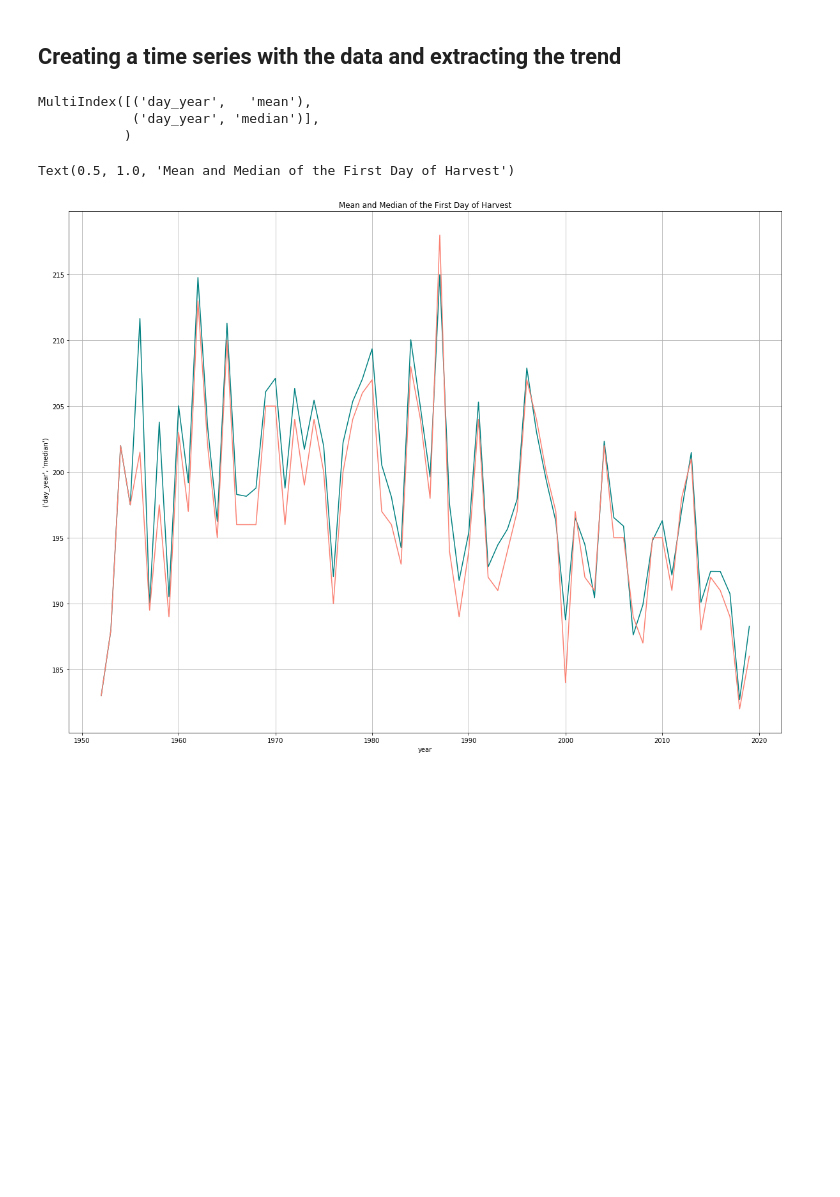
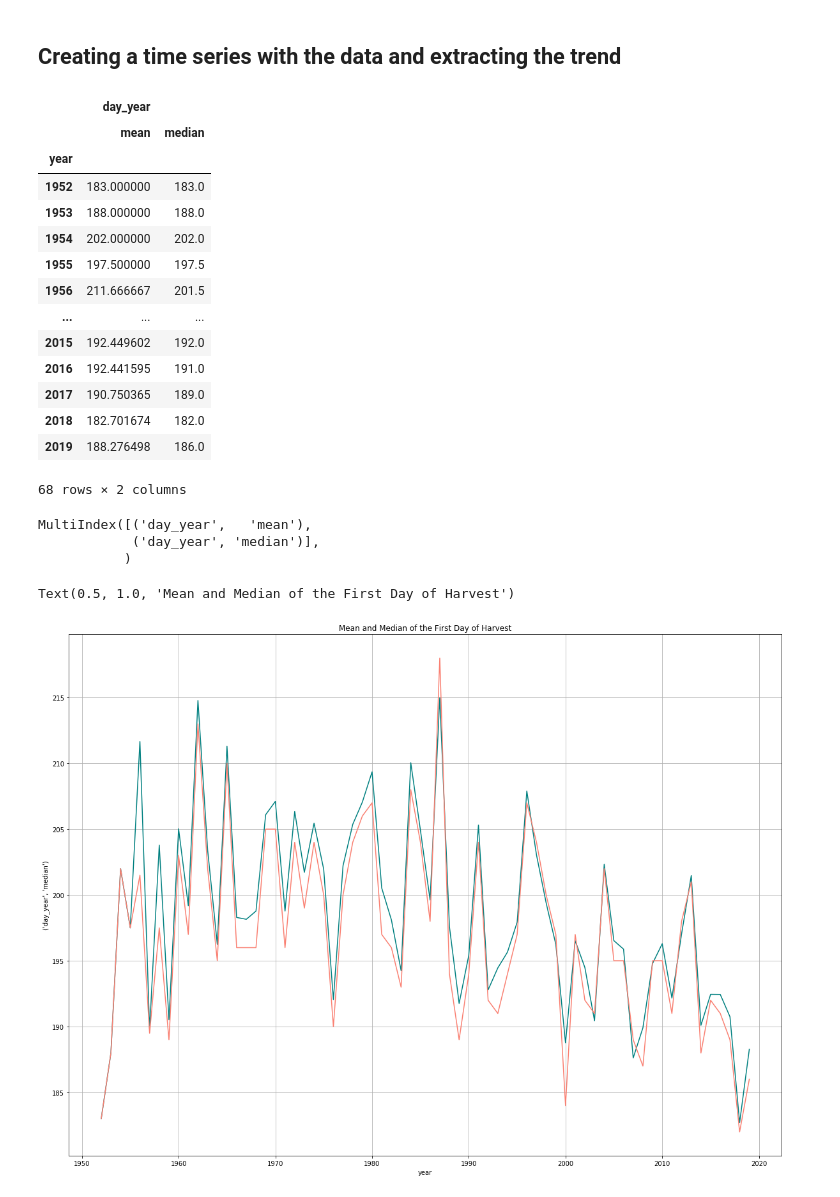
Before and after one commit to GParolini/phenology_data, a Jupyter notebook: code/7_winterbarley.ipynb, the cells around one changed output. Cells and saved outputs as stored; diff of their text form; code cells hidden in the pictures; blank space fills up the shorter version.

```diff
--- a/code/7_winterbarley.ipynb
+++ b/code/7_winterbarley.ipynb
@@ -192,6 +367,23 @@ Significant at alpha=0.1 https://sphweb.bumc.bu.edu/otlt/mph-modules/bs/bs704_hy
 ## Creating a time series with the data and extracting the trend
 # %%
 df_comp= pd.DataFrame(df_harvest.groupby(by=['year']).agg({'day_year': ['mean','median']}))
+df_comp
+# %% [output]
+|  | day_year |  |
+|  | mean | median |
+| year |  |  |
+| 1952 | 183.000000 | 183.0 |
+| 1953 | 188.000000 | 188.0 |
+| 1954 | 202.000000 | 202.0 |
+| 1955 | 197.500000 | 197.5 |
+| 1956 | 211.666667 | 201.5 |
+| ... | ... | ... |
+| 2015 | 192.449602 | 192.0 |
+| 2016 | 192.441595 | 191.0 |
+| 2017 | 190.750365 | 189.0 |
+| 2018 | 182.701674 | 182.0 |
+| 2019 | 188.276498 | 186.0 |
+68 rows × 2 columns
 # %%
 df_comp.columns
 # %% [output]
```
Also changed, not shown: parts of 14 cells of this notebook, 4 other files.
